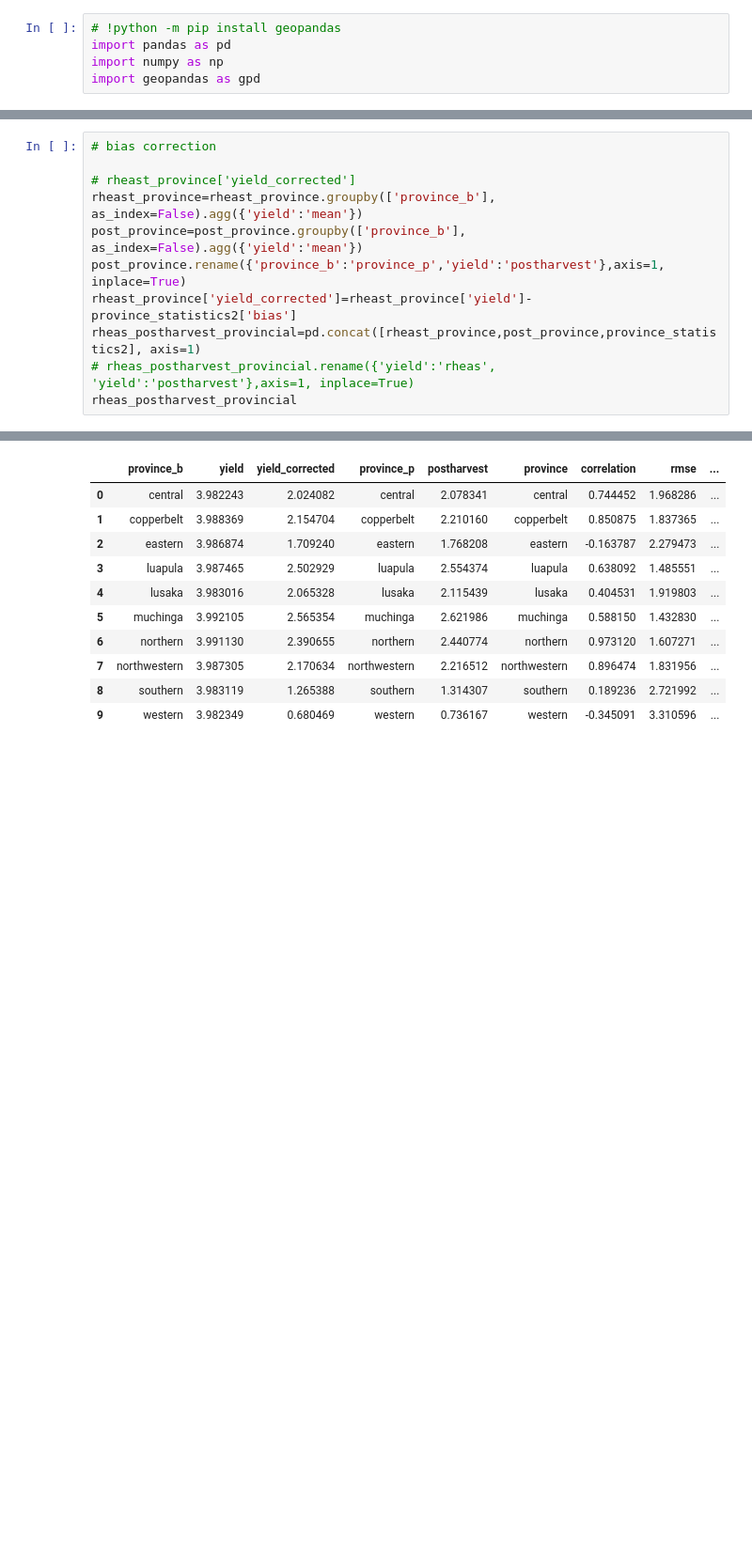
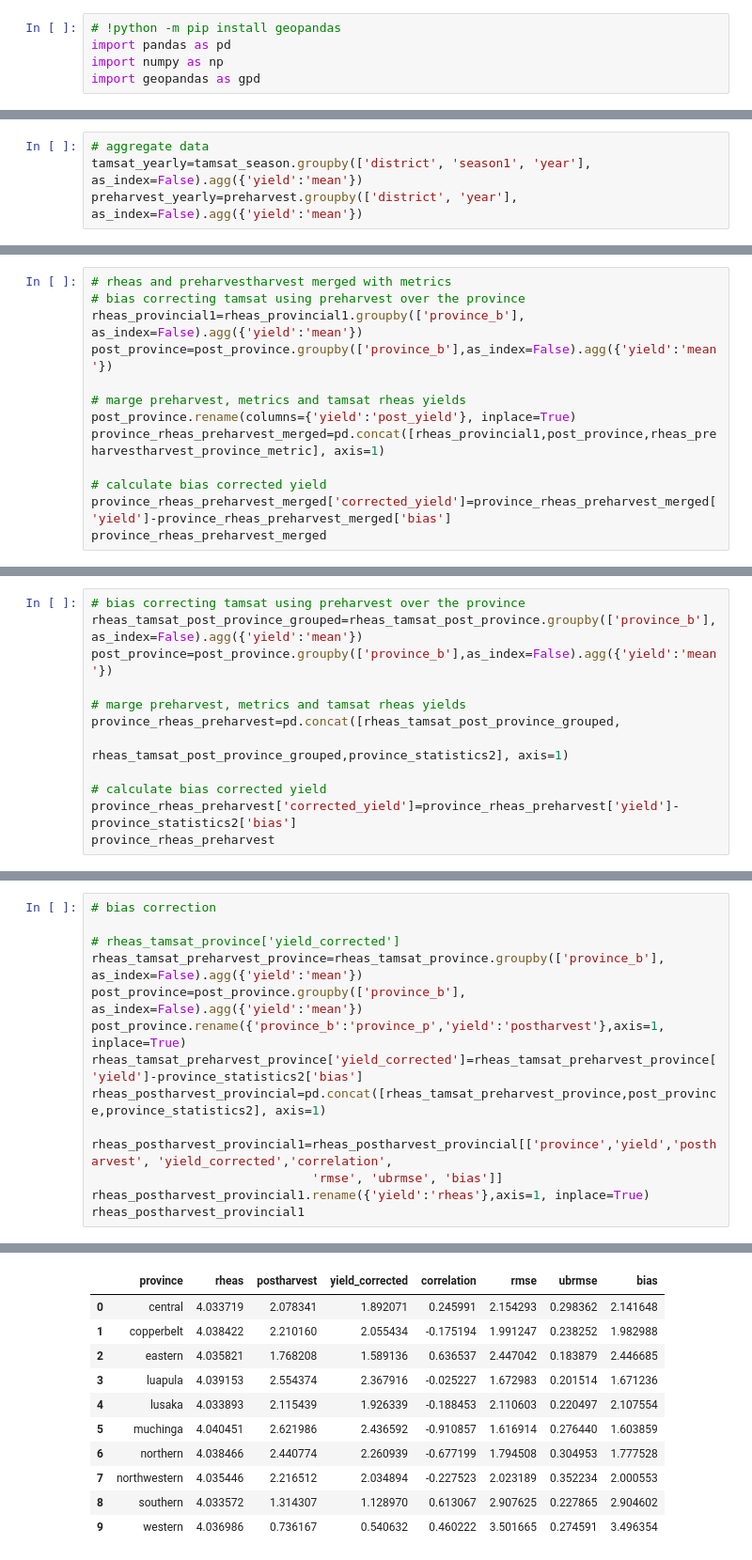
Before and after one commit to franklineronoh/crop-modeling, a Jupyter notebook: zambia/bias_correction_zmb.ipynb, the cells around one changed output, grey strips where cells are left out. Shown: that part at 94% size. Saved outputs shown, nothing was run; the diff lists cells and outputs as text; blank space fills up the shorter version.

```diff
--- a/zambia/bias_correction_zmb.ipynb
+++ b/zambia/bias_correction_zmb.ipynb
@@ -48,0 +32,4 @@ rheas_districts=list(rheast_set_districts)
+# %%
+# aggregate data
+tamsat_yearly=tamsat_season.groupby(['district', 'season1', 'year'], as_index=False).agg({'yield':'mean'})
+preharvest_yearly=preharvest.groupby(['district', 'year'], as_index=False).agg({'yield':'mean'})
@@ -212,0 +233,13 @@ province_statistics1=province_statistics1.rename({0:'province',1: 'correlation',
+# %%
+# rheas and preharvestharvest merged with metrics
+# bias correcting tamsat using preharvest over the province
+rheas_provincial1=rheas_provincial1.groupby(['province_b'], as_index=False).agg({'yield':'mean'})
+post_province=post_province.groupby(['province_b'],as_index=False).agg({'yield':'mean'})
+
+# marge preharvest, metrics and tamsat rheas yields
+post_province.rename(columns={'yield':'post_yield'}, inplace=True)
+province_rheas_preharvest_merged=pd.concat([rheas_provincial1,post_province,rheas_preharvestharvest_province_metric], axis=1)
+
+# calculate bias corrected yield
+province_rheas_preharvest_merged['corrected_yield']=province_rheas_preharvest_merged['yield']-province_rheas_preharvest_merged['bias']
+province_rheas_preharvest_merged
@@ -269,0 +307,12 @@ province_statistics2
+# %%
+# bias correcting tamsat using preharvest over the province
+rheas_tamsat_post_province_grouped=rheas_tamsat_post_province.groupby(['province_b'], as_index=False).agg({'yield':'mean'})
+post_province=post_province.groupby(['province_b'],as_index=False).agg({'yield':'mean'})
+
+# marge preharvest, metrics and tamsat rheas yields
+province_rheas_preharvest=pd.concat([rheas_tamsat_post_province_grouped,
+                                     rheas_tamsat_post_province_grouped,province_statistics2], axis=1)
+
+# calculate bias corrected yield
+province_rheas_preharvest['corrected_yield']=province_rheas_preharvest['yield']-province_statistics2['bias']
+province_rheas_preharvest
@@ -270,12 +321,15 @@ province_statistics2
 # %%
 # bias correction
 
-# rheast_province['yield_corrected']
-rheast_province=rheast_province.groupby(['province_b'], as_index=False).agg({'yield':'mean'})
+# rheas_tamsat_province['yield_corrected']
+rheas_tamsat_preharvest_province=rheas_tamsat_province.groupby(['province_b'], as_index=False).agg({'yield':'mean'})
 post_province=post_province.groupby(['province_b'], as_index=False).agg({'yield':'mean'})
 post_province.rename({'province_b':'province_p','yield':'postharvest'},axis=1, inplace=True)
-rheast_province['yield_corrected']=rheast_province['yield']-province_statistics2['bias']
-rheas_postharvest_provincial=pd.concat([rheast_province,post_province,province_statistics2], axis=1)
-# rheas_postharvest_provincial.rename({'yield':'rheas', 'yield':'postharvest'},axis=1, inplace=True)
-rheas_postharvest_provincial
+rheas_tamsat_preharvest_province['yield_corrected']=rheas_tamsat_preharvest_province['yield']-province_statistics2['bias']
+rheas_postharvest_provincial=pd.concat([rheas_tamsat_preharvest_province,post_province,province_statistics2], axis=1)
+
+rheas_postharvest_provincial1=rheas_postharvest_provincial[['province','yield','postharvest', 'yield_corrected','correlation',
+                              'rmse', 'ubrmse', 'bias']]
+rheas_postharvest_provincial1.rename({'yield':'rheas'},axis=1, inplace=True)
+rheas_postharvest_provincial1
 # %% [output]
@@ -282,11 +340,11 @@ rheas_postharvest_provincial
-|  | province_b | yield | yield_corrected | province_p | postharvest | province | correlation | rmse | ... |
-| 0 | central | 3.982243 | 2.024082 | central | 2.078341 | central | 0.744452 | 1.968286 | ... |
-| 1 | copperbelt | 3.988369 | 2.154704 | copperbelt | 2.210160 | copperbelt | 0.850875 | 1.837365 | ... |
-| 2 | eastern | 3.986874 | 1.709240 | eastern | 1.768208 | eastern | -0.163787 | 2.279473 | ... |
-| 3 | luapula | 3.987465 | 2.502929 | luapula | 2.554374 | luapula | 0.638092 | 1.485551 | ... |
-| 4 | lusaka | 3.983016 | 2.065328 | lusaka | 2.115439 | lusaka | 0.404531 | 1.919803 | ... |
-| 5 | muchinga | 3.992105 | 2.565354 | muchinga | 2.621986 | muchinga | 0.588150 | 1.432830 | ... |
-| 6 | northern | 3.991130 | 2.390655 | northern | 2.440774 | northern | 0.973120 | 1.607271 | ... |
-| 7 | northwestern | 3.987305 | 2.170634 | northwestern | 2.216512 | northwestern | 0.896474 | 1.831956 | ... |
-| 8 | southern | 3.983119 | 1.265388 | southern | 1.314307 | southern | 0.189236 | 2.721992 | ... |
-| 9 | western | 3.982349 | 0.680469 | western | 0.736167 | western | -0.345091 | 3.310596 | ... |
+|  | province | rheas | postharvest | yield_corrected | correlation | rmse | ubrmse | bias |
+| 0 | central | 4.033719 | 2.078341 | 1.892071 | 0.245991 | 2.154293 | 0.298362 | 2.141648 |
+| 1 | copperbelt | 4.038422 | 2.210160 | 2.055434 | -0.175194 | 1.991247 | 0.238252 | 1.982988 |
+| 2 | eastern | 4.035821 | 1.768208 | 1.589136 | 0.636537 | 2.447042 | 0.183879 | 2.446685 |
+| 3 | luapula | 4.039153 | 2.554374 | 2.367916 | -0.025227 | 1.672983 | 0.201514 | 1.671236 |
+| 4 | lusaka | 4.033893 | 2.115439 | 1.926339 | -0.188453 | 2.110603 | 0.220497 | 2.107554 |
+| 5 | muchinga | 4.040451 | 2.621986 | 2.436592 | -0.910857 | 1.616914 | 0.276440 | 1.603859 |
+| 6 | northern | 4.038466 | 2.440774 | 2.260939 | -0.677199 | 1.794508 | 0.304953 | 1.777528 |
+| 7 | northwestern | 4.035446 | 2.216512 | 2.034894 | -0.227523 | 2.023189 | 0.352234 | 2.000553 |
+| 8 | southern | 4.033572 | 1.314307 | 1.128970 | 0.613067 | 2.907625 | 0.227865 | 2.904602 |
+| 9 | western | 4.036986 | 0.736167 | 0.540632 | 0.460222 | 3.501665 | 0.274591 | 3.496354 |
```
Also changed, not shown: parts of 21 cells of this notebook, 3 other files.
